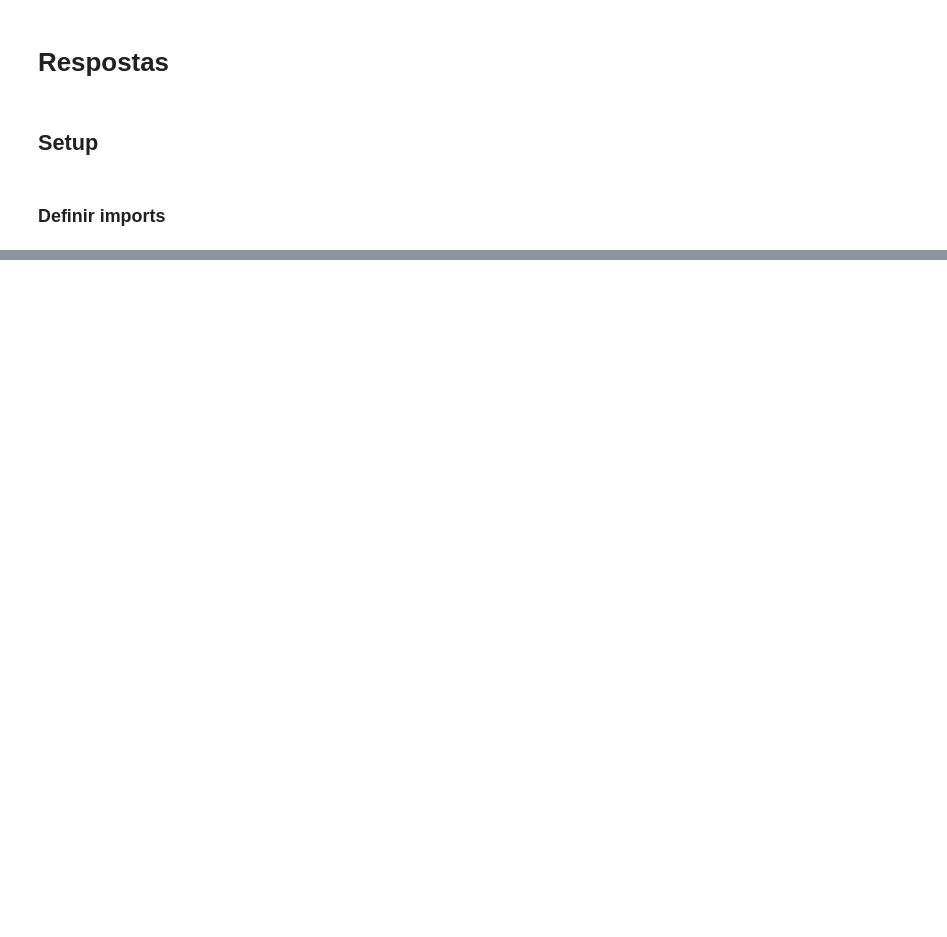
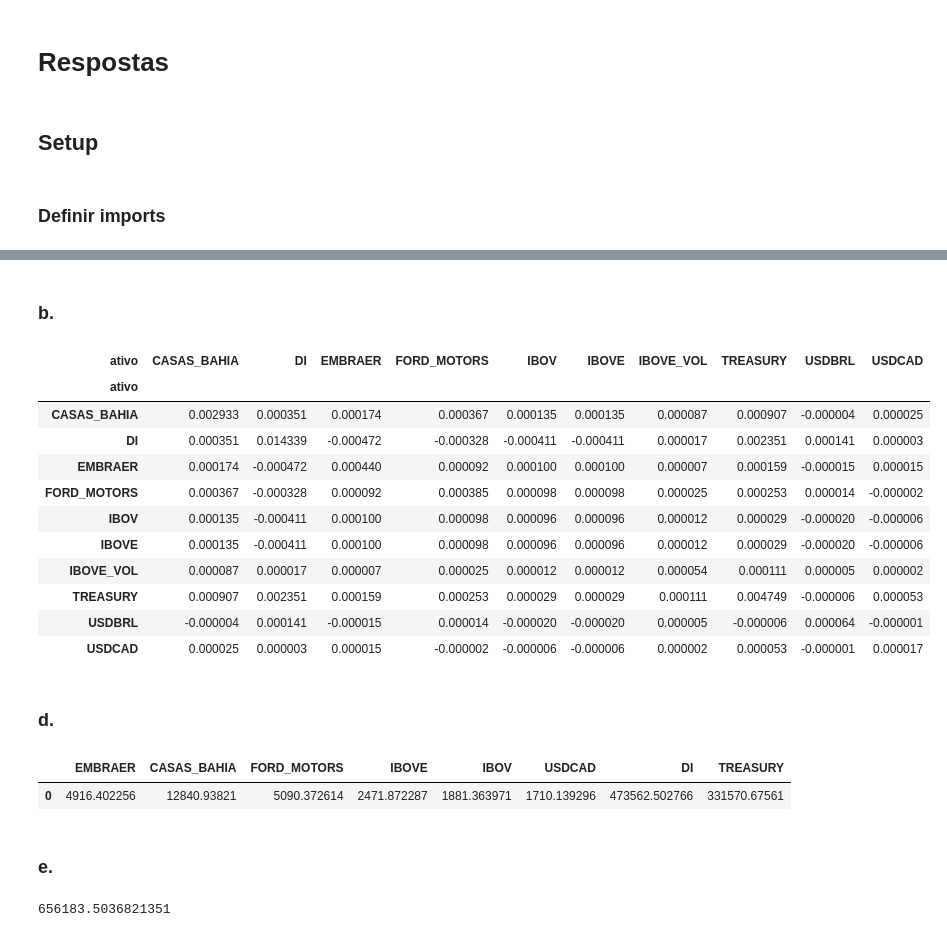
Before and after one commit to brenodsp/trabalho_risco, a Jupyter notebook: respostas.ipynb, the cells around one changed output, grey strips where cells are left out. Drawn from its saved outputs; the diff is of its cells as text; code cells hidden in the pictures; blank space fills up the shorter version.

```diff
--- a/respostas.ipynb
+++ b/respostas.ipynb
@@ -23 +27,14 @@ data_handler = InputsDataHandler()
+# %%
+posicoes_canonicas = [
+    Posicao(AcoesBr.EMBRAER, 1500, data_handler),
+    Posicao(AcoesBr.CASAS_BAHIA, 24500, data_handler),
+    Posicao(AcoesUs.FORD_MOTORS, 1700, data_handler),
+    Posicao(Opcoes.OPCAO_9, 1.5, data_handler),
+    Posicao(Futuros.FUTURO_15, 0.6, data_handler),
+    Posicao(Futuros.FUTURO_9, 0.2, data_handler),
+    Posicao(Futuros.FUTURO_25, 17, data_handler),
+    Posicao(Titulos.TITULO_9, 25, data_handler)
+]
+# %%
+carteira_canonica = Carteira(posicoes_canonicas, date(2025, 5, 26))
 # %% [markdown]
@@ -24,0 +57,21 @@ data_handler = InputsDataHandler()
+# %% [markdown]
+### b.
+# %%
+fatores_risco = MatrizFatoresRisco(carteira_canonica, data_handler)
+# %%
+fatores_risco.matriz_cov_ewma()
+# %% [output]
+| ativo | CASAS_BAHIA | DI | EMBRAER | FORD_MOTORS | IBOV | IBOVE | IBOVE_VOL | TREASURY | USDBRL | USDCAD |
+| ativo |  |  |  |  |  |  |  |  |  |  |
+| CASAS_BAHIA | 0.002933 | 0.000351 | 0.000174 | 0.000367 | 0.000135 | 0.000135 | 0.000087 | 0.000907 | -0.000004 | 0.000025 |
+| DI | 0.000351 | 0.014339 | -0.000472 | -0.000328 | -0.000411 | -0.000411 | 0.000017 | 0.002351 | 0.000141 | 0.000003 |
+| EMBRAER | 0.000174 | -0.000472 | 0.000440 | 0.000092 | 0.000100 | 0.000100 | 0.000007 | 0.000159 | -0.000015 | 0.000015 |
+| FORD_MOTORS | 0.000367 | -0.000328 | 0.000092 | 0.000385 | 0.000098 | 0.000098 | 0.000025 | 0.000253 | 0.000014 | -0.000002 |
+| IBOV | 0.000135 | -0.000411 | 0.000100 | 0.000098 | 0.000096 | 0.000096 | 0.000012 | 0.000029 | -0.000020 | -0.000006 |
+| IBOVE | 0.000135 | -0.000411 | 0.000100 | 0.000098 | 0.000096 | 0.000096 | 0.000012 | 0.000029 | -0.000020 | -0.000006 |
+| IBOVE_VOL | 0.000087 | 0.000017 | 0.000007 | 0.000025 | 0.000012 | 0.000012 | 0.000054 | 0.000111 | 0.000005 | 0.000002 |
+| TREASURY | 0.000907 | 0.002351 | 0.000159 | 0.000253 | 0.000029 | 0.000029 | 0.000111 | 0.004749 | -0.000006 | 0.000053 |
+| USDBRL | -0.000004 | 0.000141 | -0.000015 | 0.000014 | -0.000020 | -0.000020 | 0.000005 | -0.000006 | 0.000064 | -0.000001 |
+| USDCAD | 0.000025 | 0.000003 | 0.000015 | -0.000002 | -0.000006 | -0.000006 | 0.000002 | 0.000053 | -0.000001 | 0.000017 |
+# %% [markdown]
+### d.
@@ -24,0 +85,11 @@ data_handler = InputsDataHandler()
+# %%
+calculadora_var_parametrico.var_parametrico_posicao()
+# %% [output]
+|  | EMBRAER | CASAS_BAHIA | FORD_MOTORS | IBOVE | IBOV | USDCAD | DI | TREASURY |
+| 0 | 4916.402256 | 12840.93821 | 5090.372614 | 2471.872287 | 1881.363971 | 1710.139296 | 473562.502766 | 331570.67561 |
+# %% [markdown]
+### e.
+# %%
+calculadora_var_parametrico.var_parametrico_carteira()
+# %% [output]
+656183.5036821351
```
Also changed, not shown: parts of 30 cells of this notebook.
